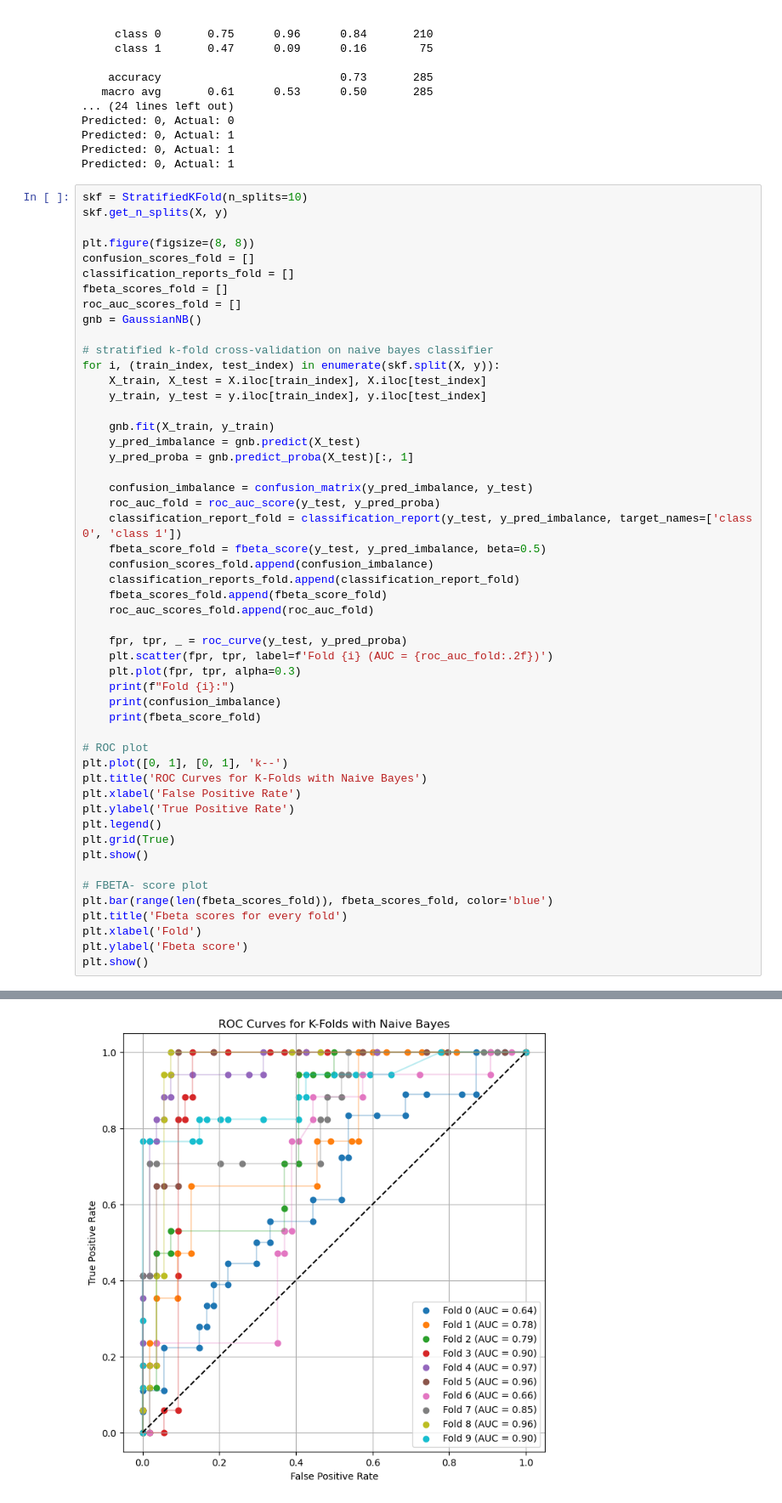
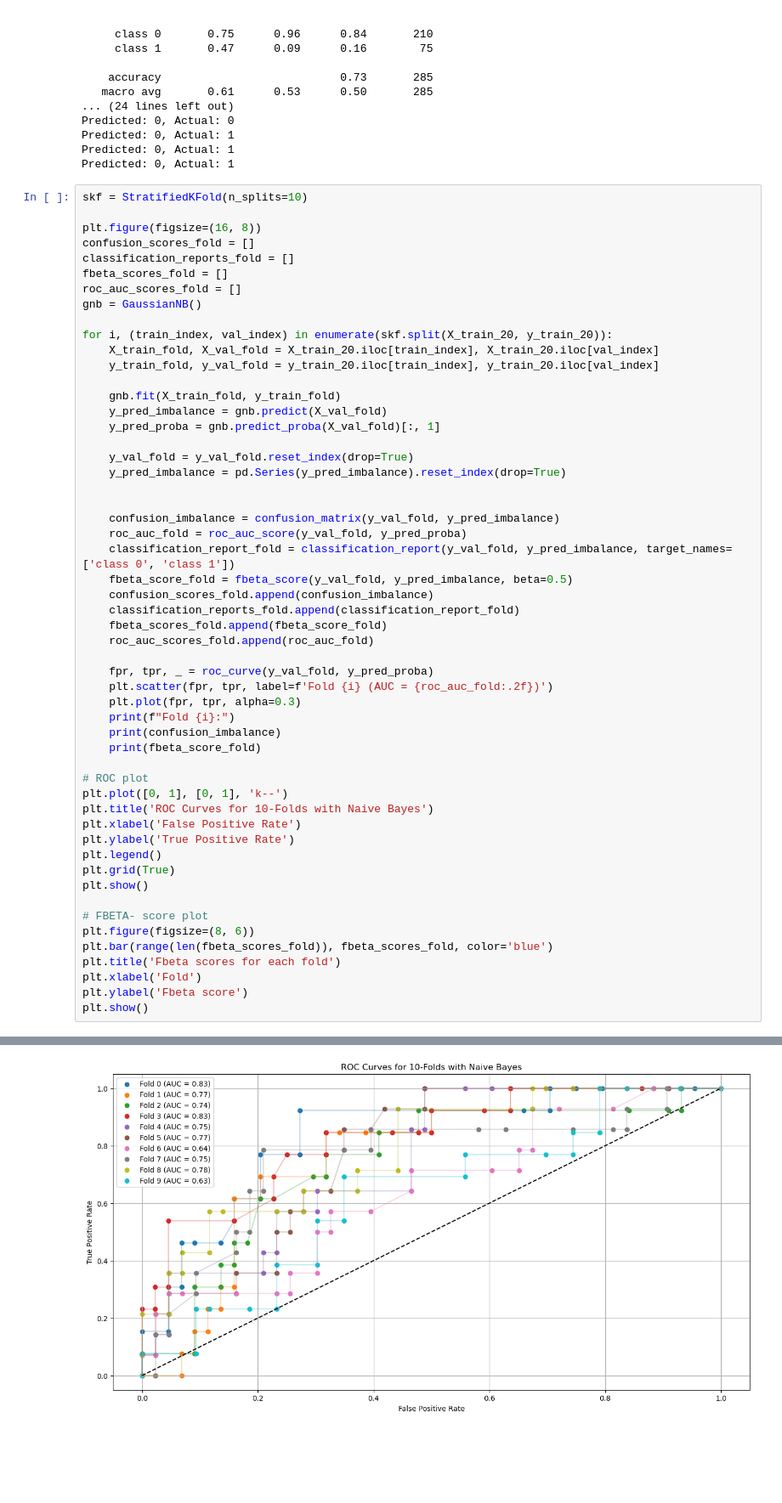
Before and after one commit to Nuraly1503/Data-Analytics, a Jupyter notebook: DA03/3-1.ipynb, the cells around one changed output, grey strips where cells are left out. Shown at 85% size. Drawn from its saved outputs; the diff is of its cells as text; blank space fills up the shorter version.

```diff
--- a/DA03/3-1.ipynb
+++ b/DA03/3-1.ipynb
@@ -584,34 +584,36 @@ Predicted: 0, Actual: 1
 Predicted: 0, Actual: 1
 # %%
 skf = StratifiedKFold(n_splits=10)
-skf.get_n_splits(X, y)
 
-plt.figure(figsize=(8, 8))
+plt.figure(figsize=(16, 8))
 confusion_scores_fold = []
 classification_reports_fold = []
 fbeta_scores_fold = []
 roc_auc_scores_fold = []
 gnb = GaussianNB()
 
-# stratified k-fold cross-validation on naive bayes classifier
-for i, (train_index, test_index) in enumerate(skf.split(X, y)):
-    X_train, X_test = X.iloc[train_index], X.iloc[test_index]
-    y_train, y_test = y.iloc[train_index], y.iloc[test_index]
+for i, (train_index, val_index) in enumerate(skf.split(X_train_20, y_train_20)):
+    X_train_fold, X_val_fold = X_train_20.iloc[train_index], X_train_20.iloc[val_index]
+    y_train_fold, y_val_fold = y_train_20.iloc[train_index], y_train_20.iloc[val_index]
 
-    gnb.fit(X_train, y_train)
-    y_pred_imbalance = gnb.predict(X_test)
-    y_pred_proba = gnb.predict_proba(X_test)[:, 1]
+    gnb.fit(X_train_fold, y_train_fold)
+    y_pred_imbalance = gnb.predict(X_val_fold)
+    y_pred_proba = gnb.predict_proba(X_val_fold)[:, 1]
 
-    confusion_imbalance = confusion_matrix(y_pred_imbalance, y_test)
-    roc_auc_fold = roc_auc_score(y_test, y_pred_proba)
-    classification_report_fold = classification_report(y_test, y_pred_imbalance, target_names=['class 0', 'class 1'])
-    fbeta_score_fold = fbeta_score(y_test, y_pred_imbalance, beta=0.5)
+    y_val_fold = y_val_fold.reset_index(drop=True)
+    y_pred_imbalance = pd.Series(y_pred_imbalance).reset_index(drop=True)
+
+
+    confusion_imbalance = confusion_matrix(y_val_fold, y_pred_imbalance)
+    roc_auc_fold = roc_auc_score(y_val_fold, y_pred_proba)
+    classification_report_fold = classification_report(y_val_fold, y_pred_imbalance, target_names=['class 0', 'class 1'])
+    fbeta_score_fold = fbeta_score(y_val_fold, y_pred_imbalance, beta=0.5)
     confusion_scores_fold.append(confusion_imbalance)
     classification_reports_fold.append(classification_report_fold)
     fbeta_scores_fold.append(fbeta_score_fold)
     roc_auc_scores_fold.append(roc_auc_fold)
 
-    fpr, tpr, _ = roc_curve(y_test, y_pred_proba)
+    fpr, tpr, _ = roc_curve(y_val_fold, y_pred_proba)
     plt.scatter(fpr, tpr, label=f'Fold {i} (AUC = {roc_auc_fold:.2f})')
     plt.plot(fpr, tpr, alpha=0.3)
     print(f"Fold {i}:")
@@ -620,7 +622,7 @@ for i, (train_index, test_index) in enumerate(skf.split(X, y)):
 
 # ROC plot
 plt.plot([0, 1], [0, 1], 'k--')
-plt.title('ROC Curves for K-Folds with Naive Bayes')
+plt.title('ROC Curves for 10-Folds with Naive Bayes')
 plt.xlabel('False Positive Rate')
 plt.ylabel('True Positive Rate')
 plt.legend()
@@ -628,8 +630,9 @@ plt.grid(True)
 plt.show()
 
 # FBETA- score plot
+plt.figure(figsize=(8, 6))
 plt.bar(range(len(fbeta_scores_fold)), fbeta_scores_fold, color='blue')
-plt.title('Fbeta scores for every fold')
+plt.title('Fbeta scores for each fold')
 plt.xlabel('Fold')
 plt.ylabel('Fbeta score')
 plt.show()
@@ -654 +657 @@ Fold 9:
-[figure, old version]
+[figure, new version]
```
Also changed, not shown: parts of 4 cells of this notebook.
